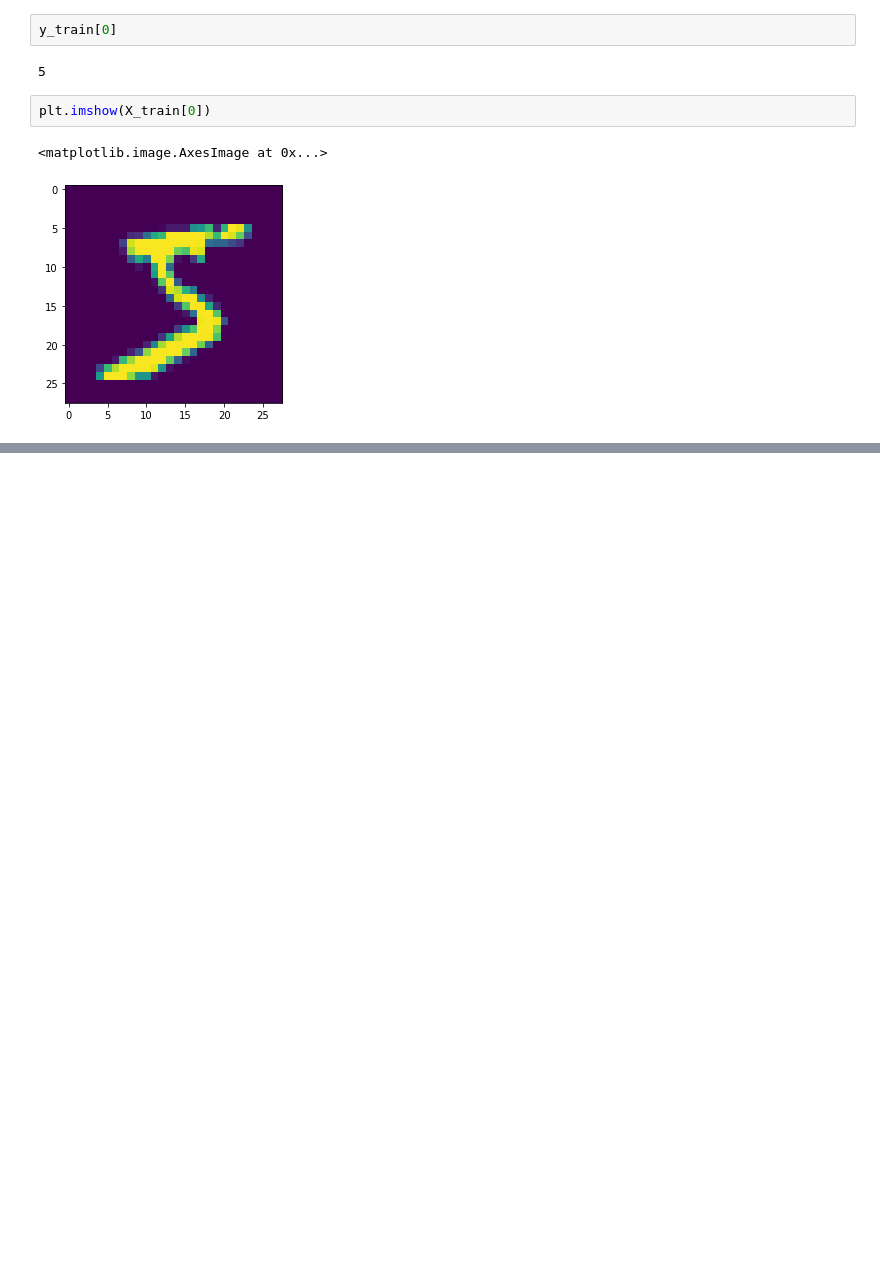
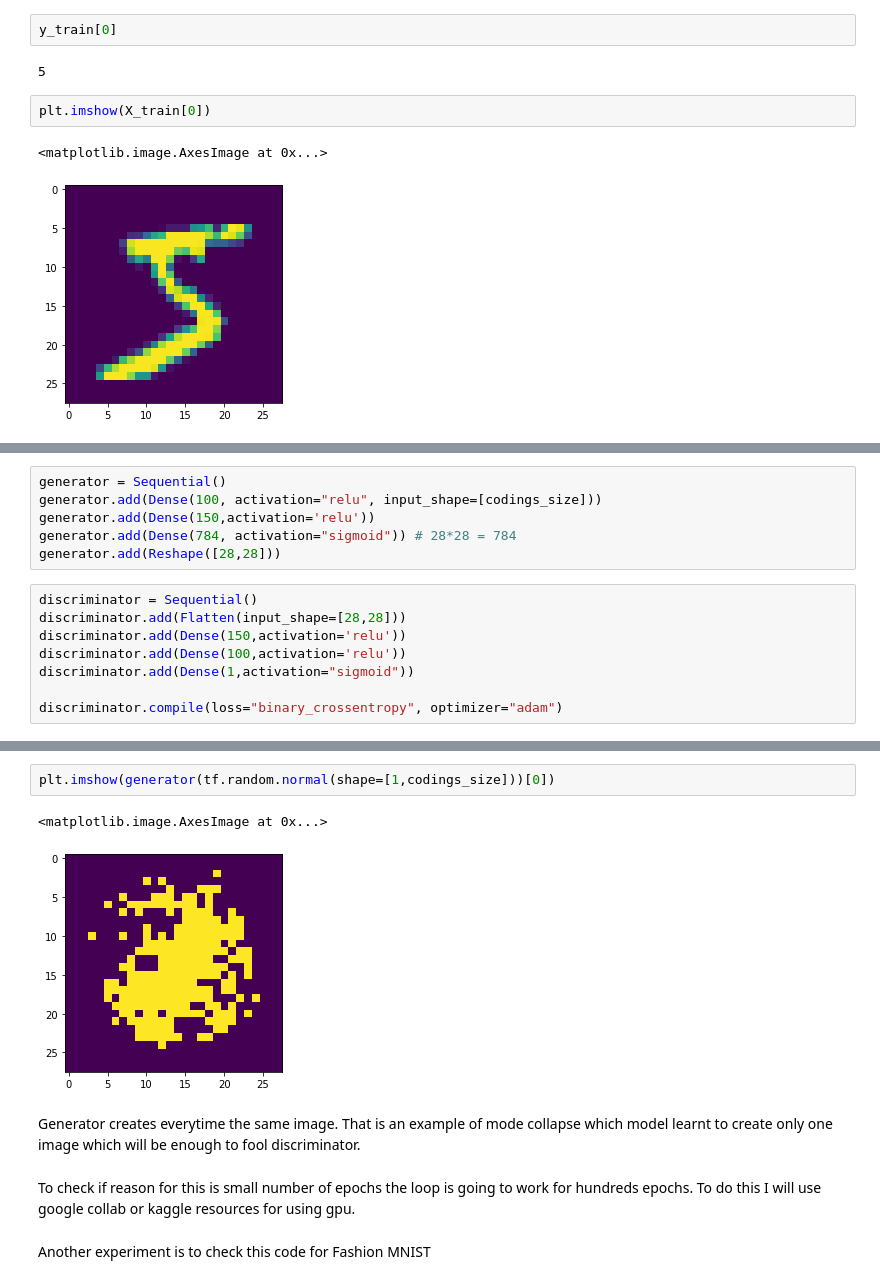
Before and after one commit to darszam/DeepLearning, a Jupyter notebook: GAN/Basic GAN.ipynb, the cells around one changed output, grey strips where cells are left out. Saved outputs shown, nothing was run; the diff lists cells and outputs as text; blank space fills up the shorter version.

Commit message:
Basic GAN with mode collapse problem

```diff
--- a/GAN/Basic GAN.ipynb
+++ b/GAN/Basic GAN.ipynb
@@ -75,0 +83,14 @@ plt.imshow(X_train[0])
+# %%
+generator = Sequential()
+generator.add(Dense(100, activation="relu", input_shape=[codings_size]))
+generator.add(Dense(150,activation='relu'))
+generator.add(Dense(784, activation="sigmoid")) # 28*28 = 784
+generator.add(Reshape([28,28]))
+# %%
+discriminator = Sequential()
+discriminator.add(Flatten(input_shape=[28,28]))
+discriminator.add(Dense(150,activation='relu'))
+discriminator.add(Dense(100,activation='relu'))
+discriminator.add(Dense(1,activation="sigmoid"))
+
+discriminator.compile(loss="binary_crossentropy", optimizer="adam")
@@ -75,0 +263,11 @@ plt.imshow(X_train[0])
+# %%
+plt.imshow(generator(tf.random.normal(shape=[1,codings_size]))[0])
+# %% [output]
+<matplotlib.image.AxesImage at 0x...>
+[figure, added]
+# %% [markdown]
+Generator creates everytime the same image. That is an example of mode collapse which model learnt to create only one image which will be enough to fool discriminator.
+# %% [markdown]
+To check if reason for this is small number of epochs the loop is going to work for hundreds epochs. To do this I will use google collab or kaggle resources for using gpu.
+# %% [markdown]
+Another experiment is to check this code for Fashion MNIST
```
Also changed, not shown: parts of 23 cells of this notebook.
